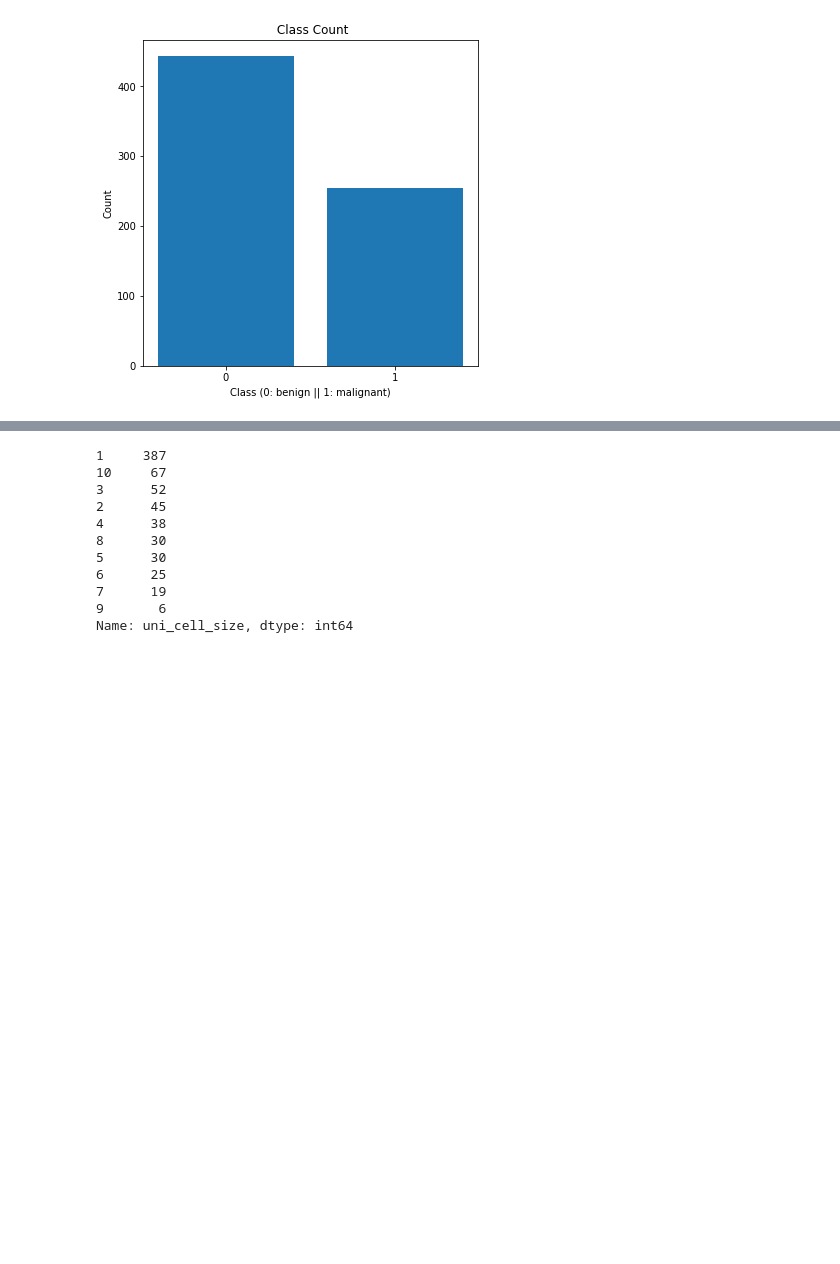
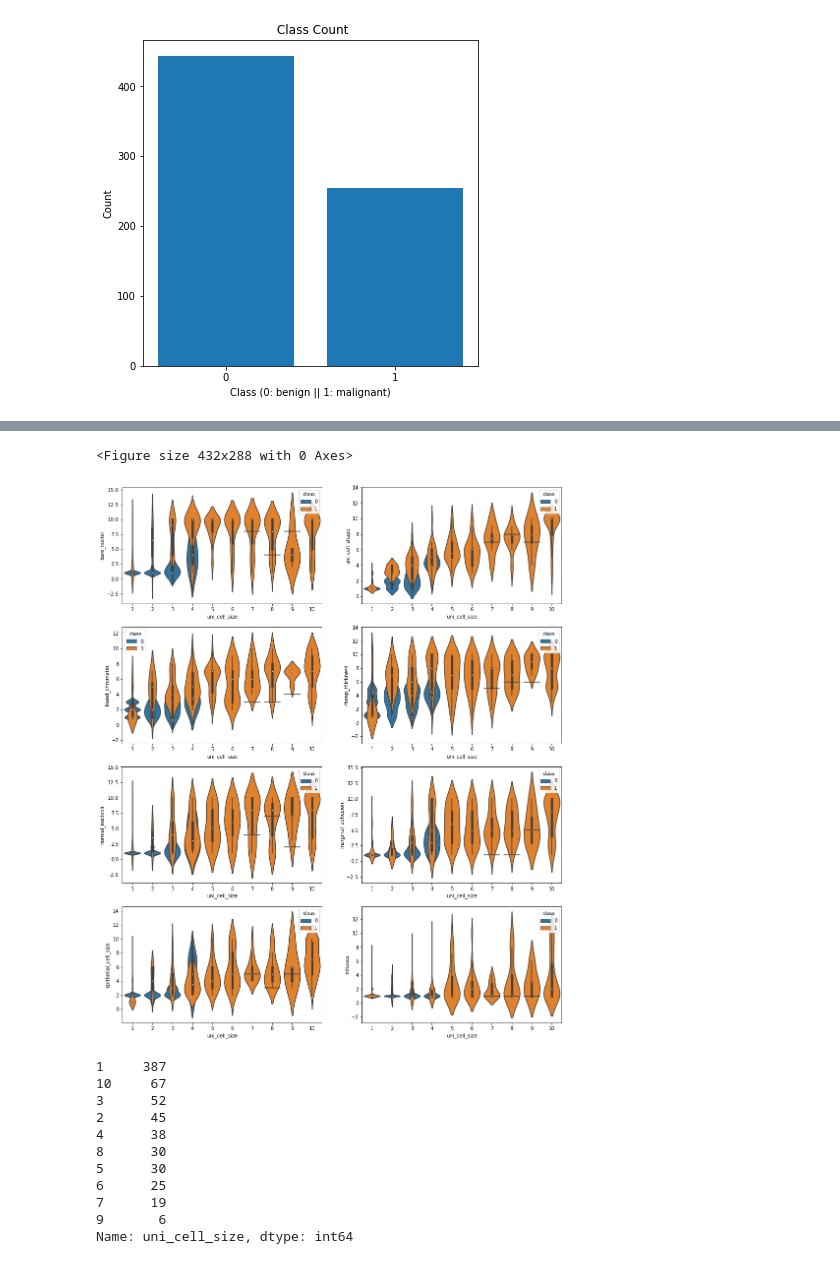
Before and after one commit to calldrj/NSF.Summer.2020, a Jupyter notebook: HW_12.ipynb, the cells around one changed output, grey strips where cells are left out. Drawn from its saved outputs; the diff is of its cells as text; code cells hidden in the pictures; blank space fills up the shorter version.

```diff
--- a/HW_12.ipynb
+++ b/HW_12.ipynb
@@ -269,3 +301,19 @@ sns.violinplot(data=X, x='mitoses', y='marginal_adhesion', hue='class', dodge=Fa
+# %%
+plt.clf()
+columns = ['bare_nuclei', 'uni_cell_shape', 'bland_chromatin', 'clump_thickness',
+          'normal_nucleoli', 'marginal_adhesion', 'epithelial_cell_size', 'mitoses']
+fig, axes = plt.subplots(4, 2, figsize=(16, 20))
+
+for k in range(8):
+    sns.violinplot(data=X,
+                   x='uni_cell_size',
+                   y=columns[k],
+                   hue='class',
+                   dodge=False,
+                   ax=axes[k // 2][k % 2])
+# %% [output]
+<Figure size 432x288 with 0 Axes>
+[figure, added]
 # %%
 X.uni_cell_size.value_counts()
 # %% [output]
```
Also changed, not shown: parts of 4 cells of this notebook.
